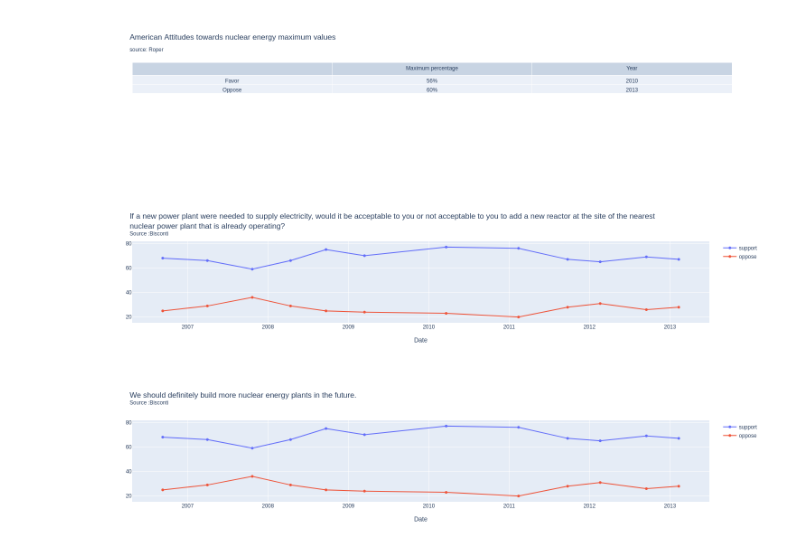
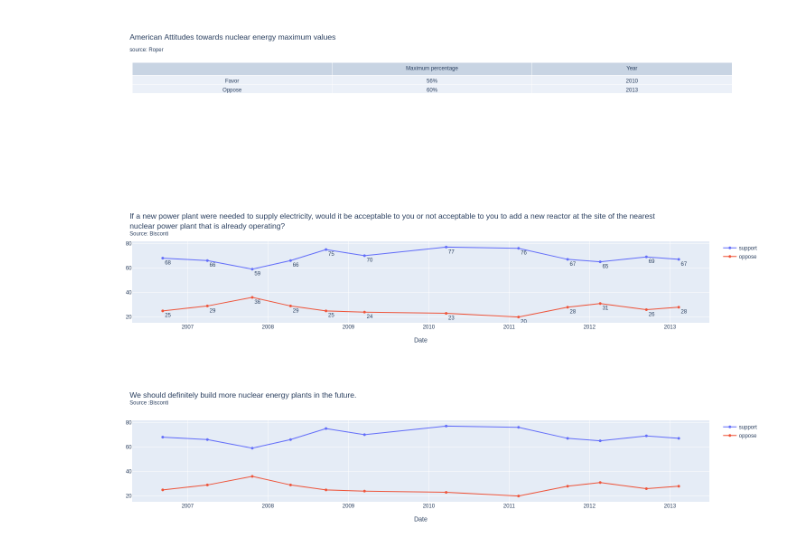
Before and after one commit to ekirchman/Capstone-notebooks, a Jupyter notebook: Gupta.ipynb, the cells around one changed output. Saved outputs shown, nothing was run; the diff lists cells and outputs as text; code cells hidden in the pictures.

```diff
--- a/Gupta.ipynb
+++ b/Gupta.ipynb
@@ -178,15 +183,16 @@ oppose: 60 year: 2013
 # %%
 s4 = r"If a new power plant were needed to supply electricity, would it be acceptable to you or not acceptable to you to add a new reactor at the site of the nearest nuclear power plant that is already operating?"
 s4_short = """If a new power plant were needed to supply electricity, would it be acceptable to you or not acceptable to you to add a new reactor at the site of the nearest<br>nuclear power plant that is already operating?"""
 df8 = df_date[df_date['question'].str.contains(s4)]
 df8 = df8.sort_values(by=['date'])
 source = df8['firm'].iloc[0].title()
-title = s4_short + "<br><sup>Source :" + source + "<sup>"
-fig = px.line(df8, x="date", y=["support", "oppose"], title=title, markers=True)
+title = s4_short + "<br><sup>Source: " + source + "<sup>"
+fig = px.line(df8, x="date", y=["support", "oppose"], title=title, markers=True, text="value")
 fig.update_layout(yaxis_title="", xaxis_title="Date", legend_title="")
-fig.show()
+fig.update_traces(textposition="bottom right")
+# fig.show()
 # %% [output]
-[figure, old version]
+[figure, new version]
 # %%
 s5 = "We should definitely build more nuclear energy plants in the future."
 df9 = df_date[df_date['question'].str.contains(s4)]
```
Also changed, not shown: parts of 7 cells of this notebook, 1 other file.
